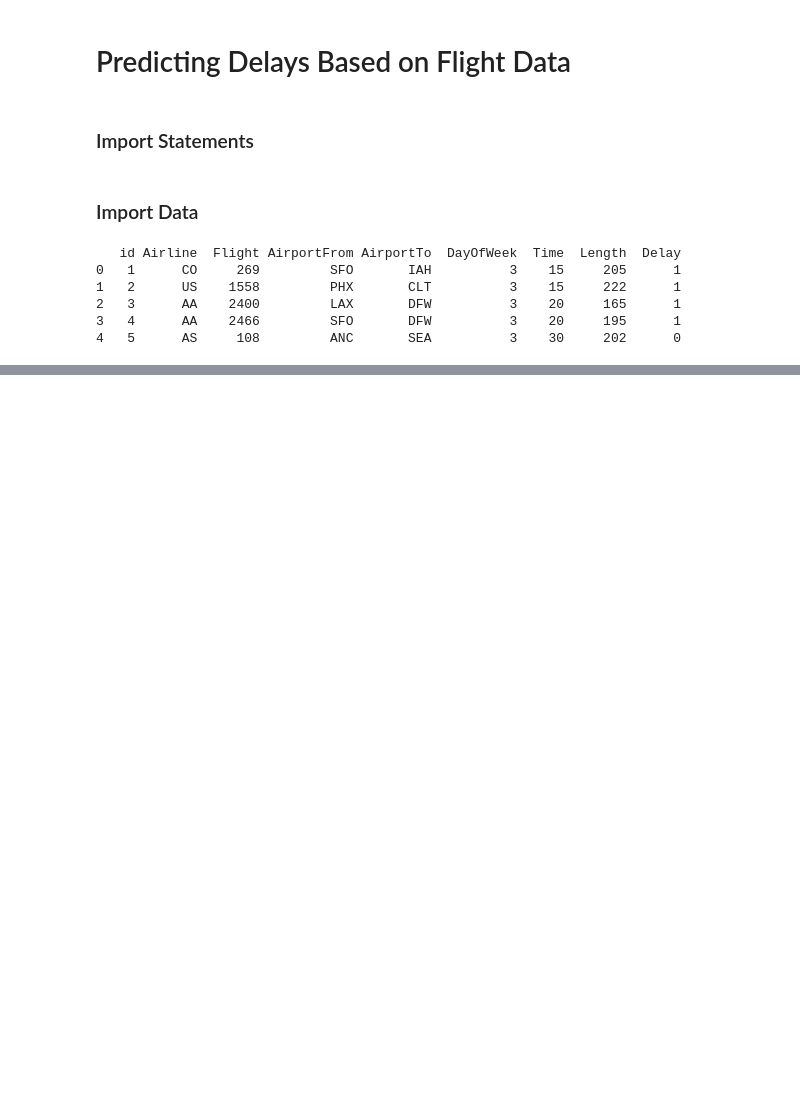
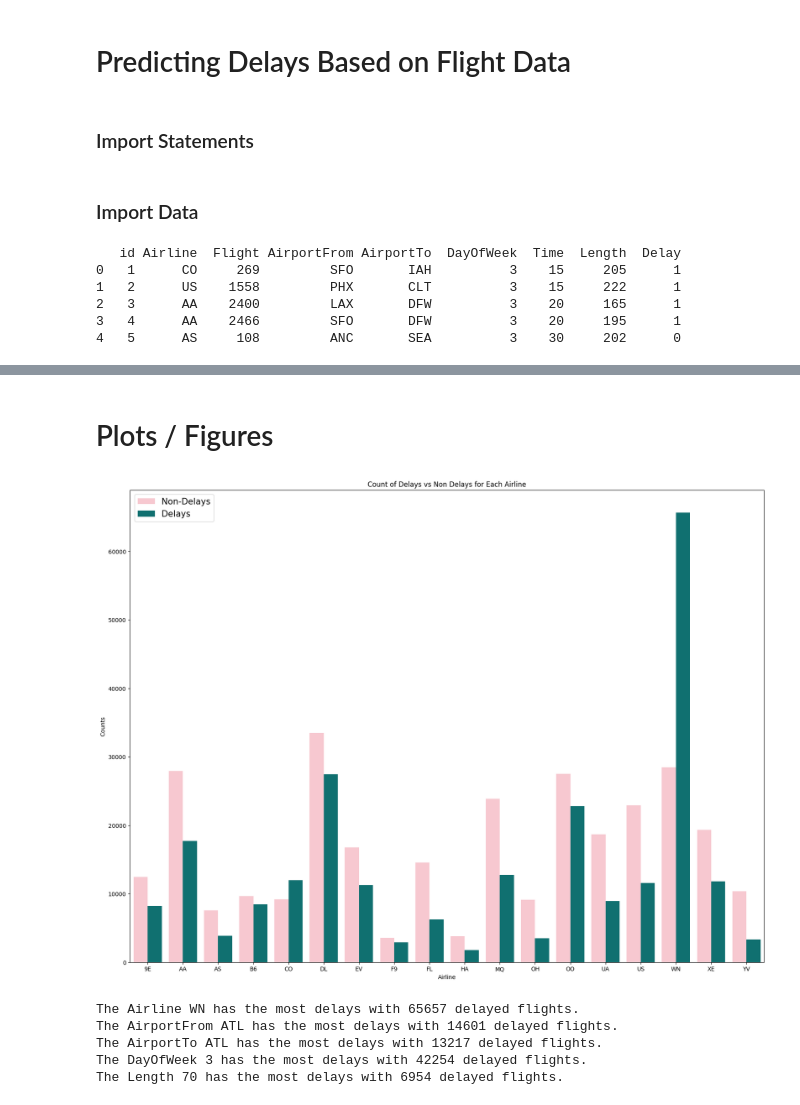
Before and after one commit to mvo1017/flight_analysis, a Jupyter notebook: term_project.ipynb, the cells around one changed output, grey strips where cells are left out. Cells and saved outputs as stored; diff of their text form; code cells hidden in the pictures; blank space fills up the shorter version.

Commit message:
added graph n refactored code

```diff
--- a/term_project.ipynb
+++ b/term_project.ipynb
@@ -71,0 +94,37 @@ Name: count, dtype: int64
+# %% [markdown]
+# Plots / Figures
+# %%
+#Histogram of Delays vs Non Delays for each Airline : Mong
+
+delay_counts = data.groupby(['Airline', 'Delay']).size().reset_index(name='Delays')
+
+plt.figure(figsize=(20, 15))
+sns.barplot(x='Airline', y='Delays', hue='Delay', data=delay_counts, palette = {0: 'pink', 1: 'teal'})
+plt.title("Count of Delays vs Non Delays for Each Airline")
+plt.xlabel("Airline")
+plt.ylabel("Counts")
+handles, _ = plt.gca().get_legend_handles_labels()
+plt.legend(handles = handles, labels=["Non-Delays", "Delays"],loc='upper left', fontsize=15)
+plt.show()
+# %% [output]
+[figure, added]
+# %%
+# Filters the data to show only the delayed flights: Joelia
+df = pd.DataFrame(data)
+delayed_data = df[df['Delay'] == 1]
+
+# Stores max number of delays for each feature in dictionary
+max_delays = {}
+features = ['Airline', 'AirportFrom', 'AirportTo', 'DayOfWeek', 'Length']
+for feature in delayed_data[features]:
+    feature_delays = delayed_data.groupby(feature)['Delay'].sum()
+    max_delay = feature_delays.idxmax()
+    max_delay_count = feature_delays.max()
+    max_delays[feature] = max_delay_count
+    print(f"The {feature} {max_delay} has the most delays with {max_delay_count} delayed flights.")
+# %% [output]
+The Airline WN has the most delays with 65657 delayed flights.
+The AirportFrom ATL has the most delays with 14601 delayed flights.
+The AirportTo ATL has the most delays with 13217 delayed flights.
+The DayOfWeek 3 has the most delays with 42254 delayed flights.
+The Length 70 has the most delays with 6954 delayed flights.
```
Also changed, not shown: parts of 19 cells of this notebook.
